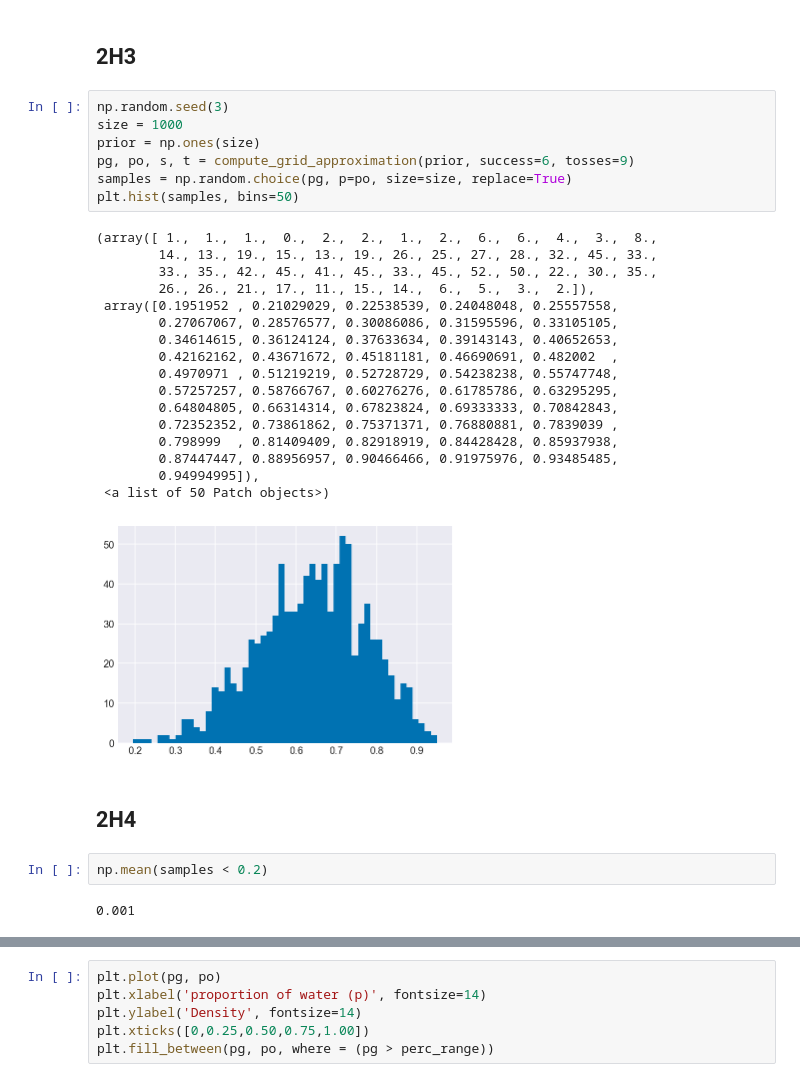
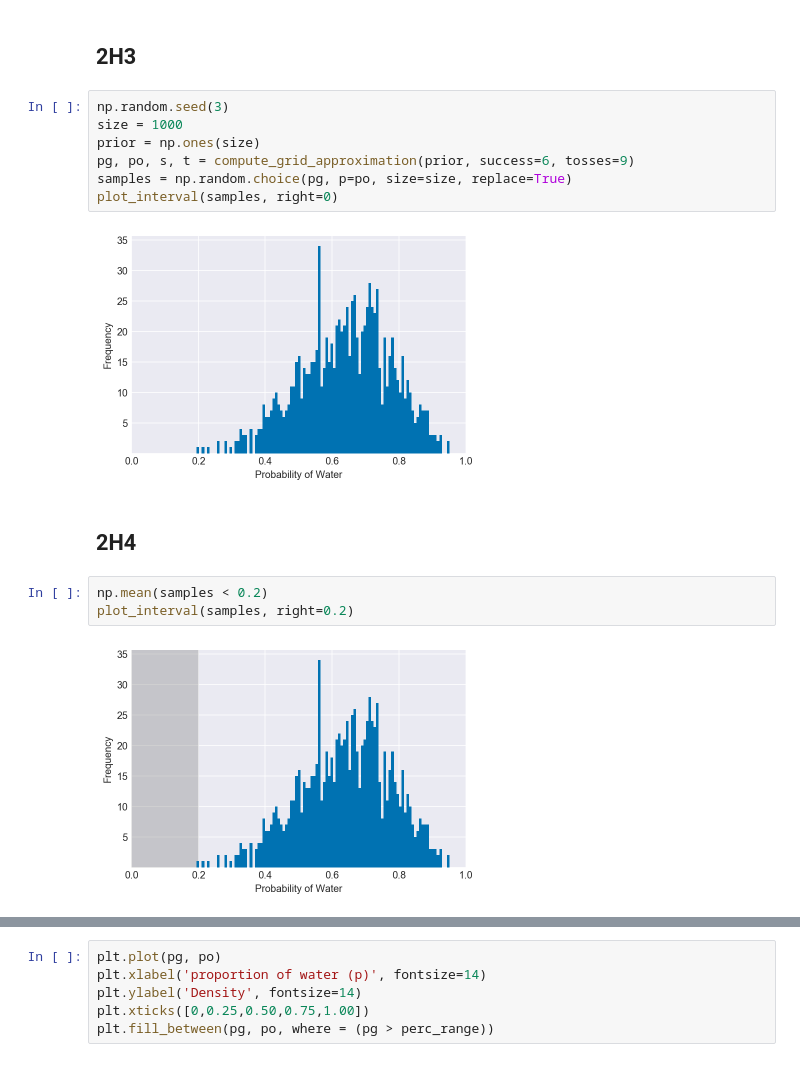
Before and after one commit to PhilipGriffith/RethinkingBayesCode, a Jupyter notebook: Notebooks/Chapter_2_3.ipynb, the cells around one changed output, grey strips where cells are left out. Cells and saved outputs as stored; diff of their text form.

Commit message:
Added images to 3E

```diff
--- a/Notebooks/Chapter_2_3.ipynb
+++ b/Notebooks/Chapter_2_3.ipynb
@@ -179,31 +179,16 @@ plt.hist(dummy_w, bins=50)
 # %%
 np.random.seed(3)
 size = 1000
 prior = np.ones(size)
 pg, po, s, t = compute_grid_approximation(prior, success=6, tosses=9)
 samples = np.random.choice(pg, p=po, size=size, replace=True)
-plt.hist(samples, bins=50)
+plot_interval(samples, right=0)
 # %% [output]
-(array([ 1.,  1.,  1.,  0.,  2.,  2.,  1.,  2.,  6.,  6.,  4.,  3.,  8.,
-        14., 13., 19., 15., 13., 19., 26., 25., 27., 28., 32., 45., 33.,
-        33., 35., 42., 45., 41., 45., 33., 45., 52., 50., 22., 30., 35.,
-        26., 26., 21., 17., 11., 15., 14.,  6.,  5.,  3.,  2.]),
- array([0.1951952 , 0.21029029, 0.22538539, 0.24048048, 0.25557558,
-        0.27067067, 0.28576577, 0.30086086, 0.31595596, 0.33105105,
-        0.34614615, 0.36124124, 0.37633634, 0.39143143, 0.40652653,
-        0.42162162, 0.43671672, 0.45181181, 0.46690691, 0.482002  ,
-        0.4970971 , 0.51219219, 0.52728729, 0.54238238, 0.55747748,
-        0.57257257, 0.58766767, 0.60276276, 0.61785786, 0.63295295,
-        0.64804805, 0.66314314, 0.67823824, 0.69333333, 0.70842843,
-        0.72352352, 0.73861862, 0.75371371, 0.76880881, 0.7839039 ,
-        0.798999  , 0.81409409, 0.82918919, 0.84428428, 0.85937938,
-        0.87447447, 0.88956957, 0.90466466, 0.91975976, 0.93485485,
-        0.94994995]),
- <a list of 50 Patch objects>)
-[figure, old version]
+[figure, new version]
 # %% [markdown]
 ## 2H4
 # %%
 np.mean(samples < 0.2)
+plot_interval(samples, right=0.2)
 # %% [output]
-0.001
+[figure, added]
```
Also changed, not shown: parts of 15 cells of this notebook, 11 other files.
